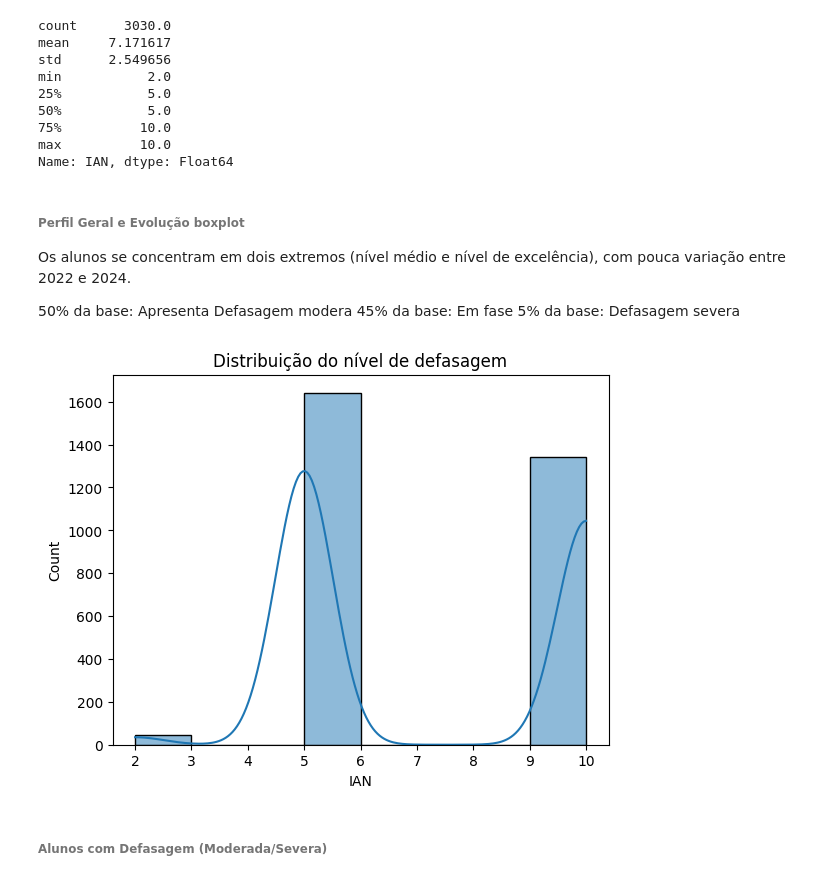
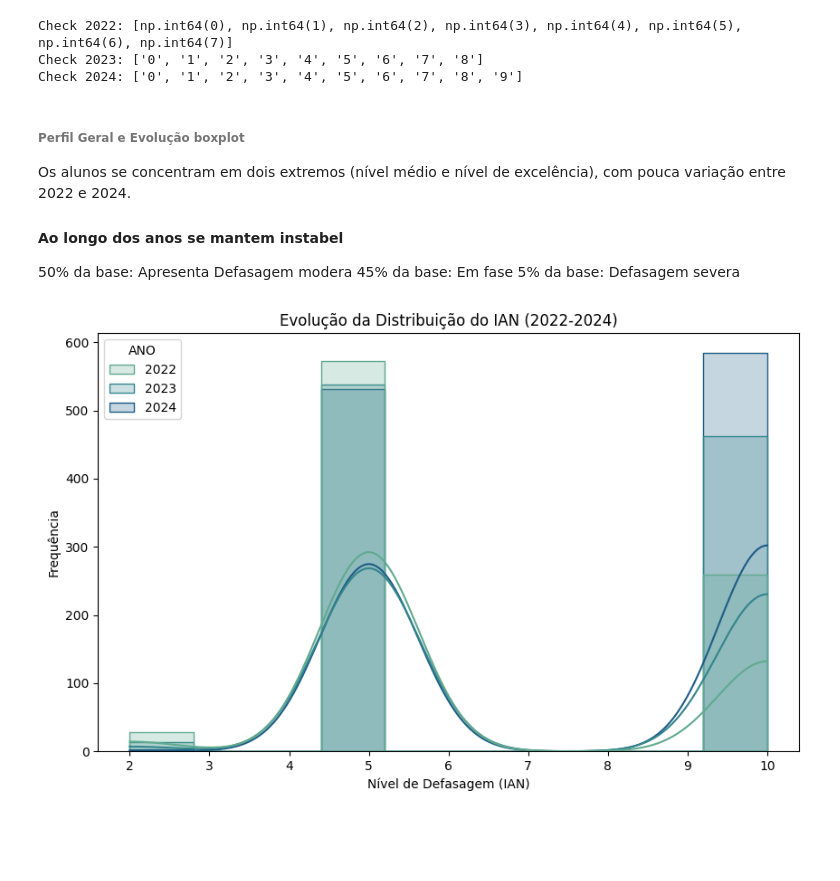
Before and after one commit to Alef2021/DATATHON_2026, a Jupyter notebook: limpeza_dados.ipynb, the cells around one changed output. Cells and saved outputs as stored; diff of their text form; code cells hidden in the pictures; blank space fills up the shorter version.

Commit message:
Update limpeza_dados.ipynb
segundo commit correção de df 2024

```diff
--- a/limpeza_dados.ipynb
+++ b/limpeza_dados.ipynb
@@ -127,20 +127,22 @@ df_dados_2023["Idade"] = 2023 - pd.to_datetime(
 
 ######################################  DF 2024  #########################################
 
-mapa_fase_ideal_2024 = {'ALFA  (2º e 3º ano)':'0',
-'Fase 1 (4º ano)':'1',
-'Fase 2 (5º e 6º ano)':'2',
-'Fase 3 (7º e 8º ano)':'3',
-'Fase 4 (9º ano)':'4',
-'Fase 5 (1º EM)':'5',
-'Fase 6 (2º EM)':'6',
-'Fase 7 (3º EM)':'7',
-'Fase 8 (Universitários)' : '8'}
+def normaliza_fase_2024(fase):
+    fase_str = str(fase).upper().strip()
+    if 'ALFA' in fase_str:
+        return '0'
+    # Tenta pegar o primeiro caractere se for um dígito
+    if fase_str and fase_str[0].isdigit():
+        return fase_str[0]
+    return fase_str
 
-df_dados_2024['Fase Ideal'] = df_dados_2024['Fase Ideal'].map(mapa_fase_ideal_2024)
+df_dados_2024['Fase'] = df_dados_2024['Fase'].apply(normaliza_fase_2024)
 
-df_dados_2024['Fase'] = df_dados_2024['Fase Ideal']
+print('Check 2022:', sorted(df_dados_2022['Fase'].unique()))
+print('Check 2023:', sorted(df_dados_2023['Fase'].dropna().unique()))
+print('Check 2024:', sorted(df_dados_2024['Fase'].dropna().unique()))
 
+df_dados_2024 = df_dados_2024[df_dados_2024['Fase'].isin(['0', '1', '2', '3', '4', '5', '6', '7', '8'])]
 
 
 ########################### Normalização geral #################################
@@ -203,6 +205,10 @@ colunas_selecionadas = [
     "Destaque IPV",
     "ANO"
 ]
+# %% [output]
+Check 2022: [np.int64(0), np.int64(1), np.int64(2), np.int64(3), np.int64(4), np.int64(5), np.int64(6), np.int64(7)]
+Check 2023: ['0', '1', '2', '3', '4', '5', '6', '7', '8']
+Check 2024: ['0', '1', '2', '3', '4', '5', '6', '7', '8', '9']
 # %%
 ########################### União dos DF #################################
 df_dados = pd.concat(    [
@@ -210,33 +216,24 @@ df_dados = pd.concat(    [
         df_dados_2023[colunas_selecionadas],
         df_dados_2024[colunas_selecionadas]
     ],  ignore_index=True)
-# %%
-df_dados["IAN"].describe()
-# %% [output]
-count      3030.0
-mean     7.171617
-std      2.549656
-min           2.0
-25%           5.0
-50%           5.0
-75%          10.0
-max          10.0
-Name: IAN, dtype: Float64
 # %% [markdown]
 ###### Perfil Geral e Evolução boxplot
 
 Os alunos se concentram em dois extremos (nível médio e nível de excelência), com pouca variação entre 2022 e 2024.
-
+#### Ao longo dos anos se mantem instabel
 50% da base: Apresenta Defasagem modera
 45% da base: Em fase
 5% da base: Defasagem severa
 # %%
+df_dados_ian = df_dados[df_dados['IAN'].notnull()]
 
+plt.figure(figsize=(10, 6))
+sns.histplot(data=df_dados_ian , x="IAN", hue="ANO", bins=10, kde=True,
+             palette="crest", element="step")
 
-sns.histplot(df_dados["IAN"], bins=8, kde=True)
-plt.title("Distribuição do nível de defasagem")
+plt.title("Evolução da Distribuição do IAN (2022-2024)")
+plt.xlabel("Nível de Defasagem (IAN)")
+plt.ylabel("Frequência")
 plt.show()
 # %% [output]
-[figure, old version]
+[figure, new version]
-# %% [markdown]
-###### Alunos com Defasagem (Moderada/Severa)
```
Also changed, not shown: parts of 3 cells of this notebook.
